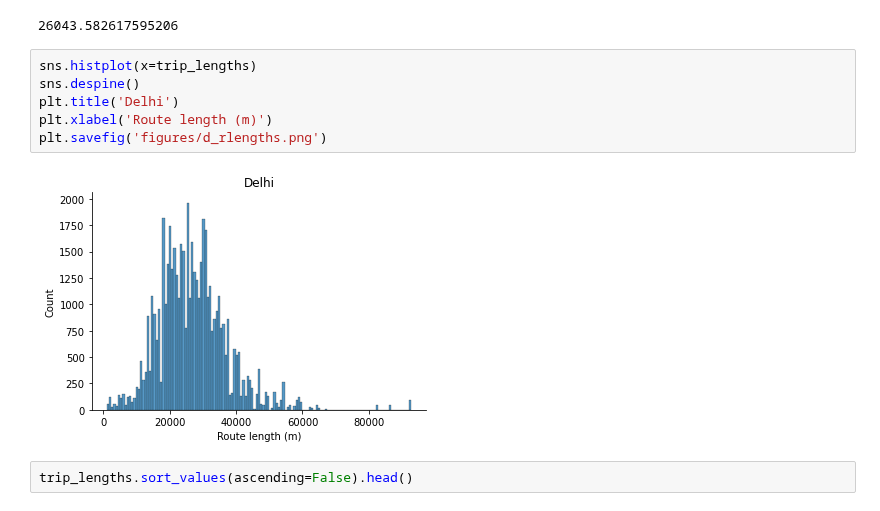
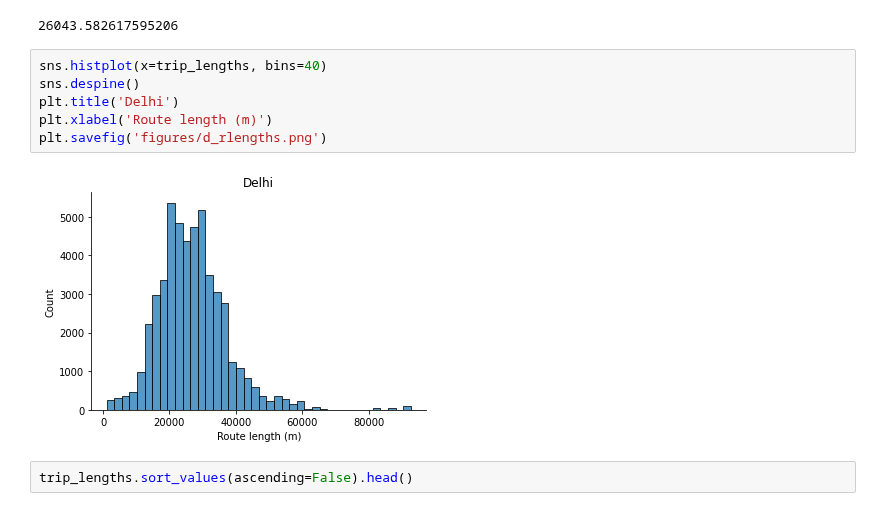
Before and after one commit to akazukin5151/comparative-accessibility, a Jupyter notebook: delhi.ipynb, the cells around one changed output. Drawn from its saved outputs; the diff is of its cells as text.

```diff
--- a/delhi.ipynb
+++ b/delhi.ipynb
@@ -229,13 +229,13 @@ trip_lengths.median()
 # %% [output]
 26043.582617595206
 # %%
-sns.histplot(x=trip_lengths)
+sns.histplot(x=trip_lengths, bins=40)
 sns.despine()
 plt.title('Delhi')
 plt.xlabel('Route length (m)')
 plt.savefig('figures/d_rlengths.png')
 # %% [output]
-[figure, old version]
+[figure, new version]
 # %%
 trip_lengths.sort_values(ascending=False).head()
 # %% [output]
```
Also changed, not shown: parts of 1 cell of this notebook, 2 other files.
